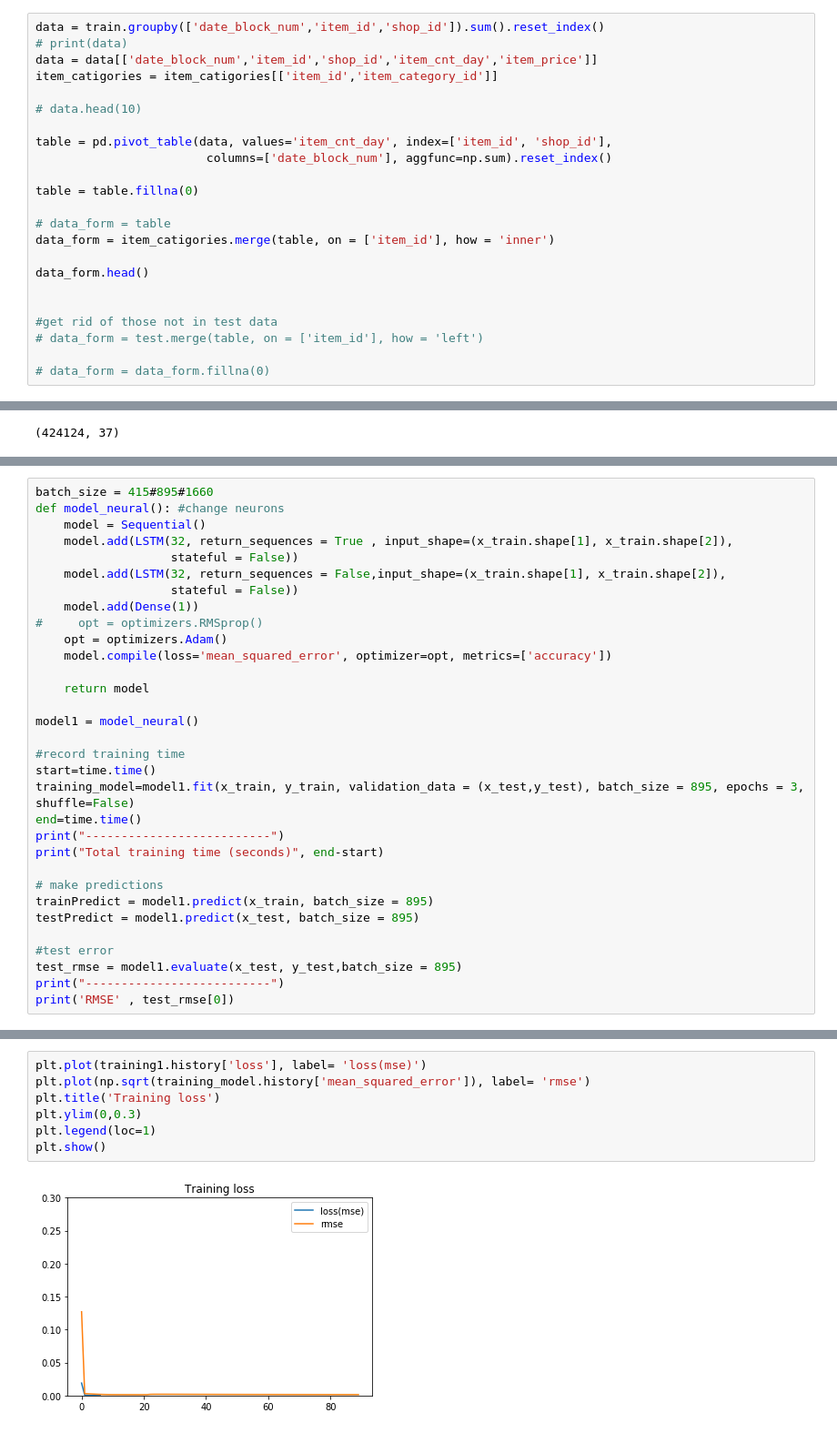
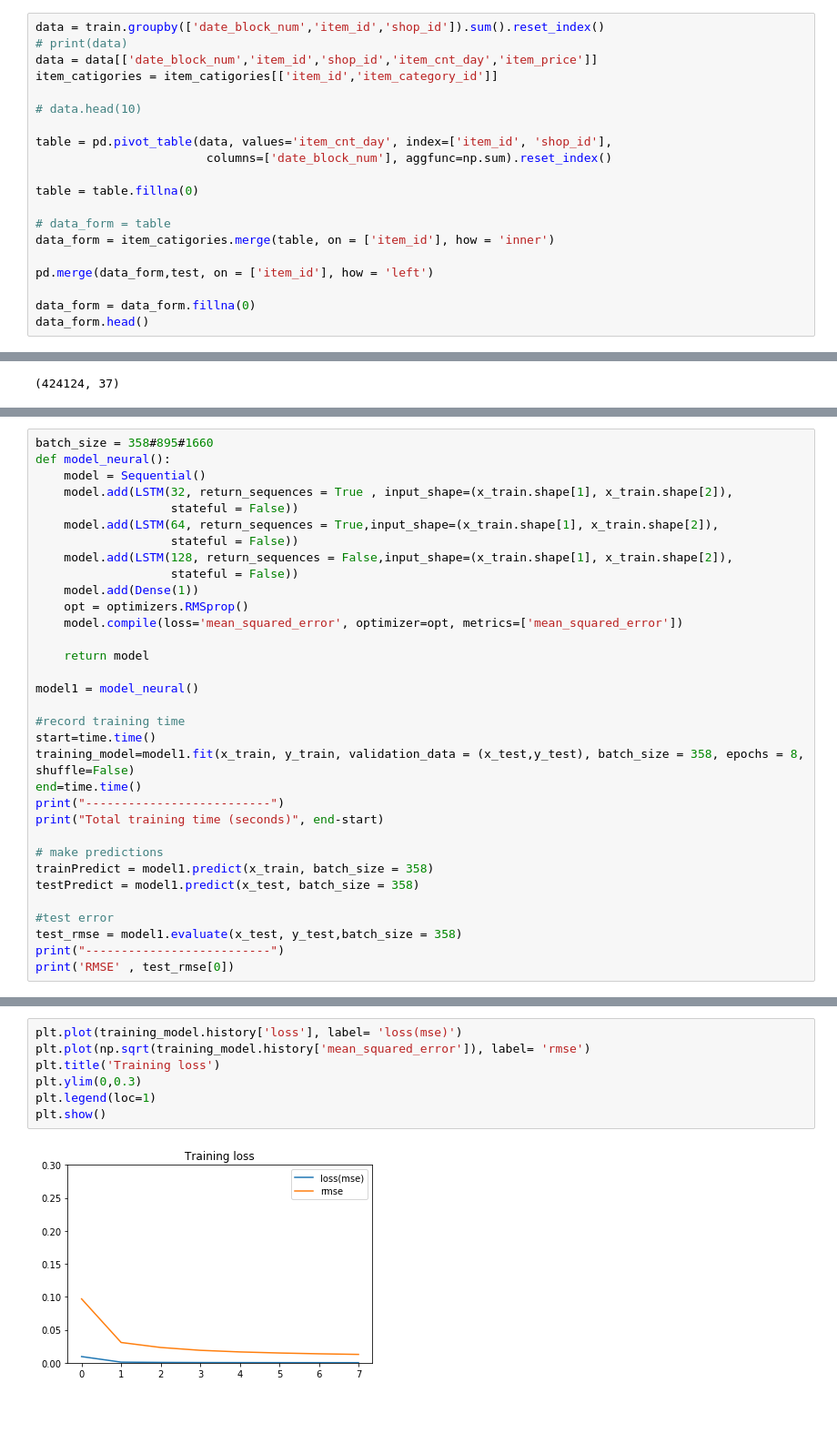
Before and after one commit to bmp0924/Predict-Future-Sales, a Jupyter notebook: Neural Model.ipynb, the cells around one changed output, grey strips where cells are left out. Shown at 91% size. Cells and saved outputs as stored; diff of their text form.

Commit message:
model analysis

```diff
--- a/Neural Model.ipynb
+++ b/Neural Model.ipynb
@@ -98,13 +99,10 @@ table = table.fillna(0)
 # data_form = table
 data_form = item_catigories.merge(table, on = ['item_id'], how = 'inner')
 
+pd.merge(data_form,test, on = ['item_id'], how = 'left')
+
+data_form = data_form.fillna(0)
 data_form.head()
-
-
-#get rid of those not in test data
-# data_form = test.merge(table, on = ['item_id'], how = 'left')
-
-# data_form = data_form.fillna(0)
 # %% [output]
 |  | item_id | item_category_id | shop_id | 0 | 1 | 2 | 3 | 4 | 5 | 6 | ... |
 | 0 | 0 | 40 | 54 | 0.0 | 0.0 | 0.0 | 0.0 | 0.0 | 0.0 | 0.0 | ... |
@@ -217,17 +219,18 @@ print(x_test.shape)
 (296886, 1, 36)
 (127238, 1, 36)
 # %%
-batch_size = 415#895#1660
-def model_neural(): #change neurons
+batch_size = 358#895#1660
+def model_neural():
     model = Sequential()
     model.add(LSTM(32, return_sequences = True , input_shape=(x_train.shape[1], x_train.shape[2]),
                    stateful = False))
-    model.add(LSTM(32, return_sequences = False,input_shape=(x_train.shape[1], x_train.shape[2]),
+    model.add(LSTM(64, return_sequences = True,input_shape=(x_train.shape[1], x_train.shape[2]),
+                   stateful = False))
+    model.add(LSTM(128, return_sequences = False,input_shape=(x_train.shape[1], x_train.shape[2]),
                    stateful = False))
     model.add(Dense(1))
-#     opt = optimizers.RMSprop()
-    opt = optimizers.Adam()
-    model.compile(loss='mean_squared_error', optimizer=opt, metrics=['accuracy'])
+    opt = optimizers.RMSprop()
+    model.compile(loss='mean_squared_error', optimizer=opt, metrics=['mean_squared_error'])
 
     return model
 
@@ -235,17 +238,17 @@ model1 = model_neural()
 
 #record training time
 start=time.time()
-training_model=model1.fit(x_train, y_train, validation_data = (x_test,y_test), batch_size = 895, epochs = 3, shuffle=False)
+training_model=model1.fit(x_train, y_train, validation_data = (x_test,y_test), batch_size = 358, epochs = 8, shuffle=False)
 end=time.time()
 print("--------------------------")
 print("Total training time (seconds)", end-start)
 
 # make predictions
-trainPredict = model1.predict(x_train, batch_size = 895)
-testPredict = model1.predict(x_test, batch_size = 895)
+trainPredict = model1.predict(x_train, batch_size = 358)
+testPredict = model1.predict(x_test, batch_size = 358)
 
 #test error
-test_rmse = model1.evaluate(x_test, y_test,batch_size = 895)
+test_rmse = model1.evaluate(x_test, y_test,batch_size = 358)
 print("--------------------------")
 print('RMSE' , test_rmse[0])
 # %% [output]
@@ -264,9 +272,9 @@ RMSE 1.528769108849251e-05
 # %%
-plt.plot(training1.history['loss'], label= 'loss(mse)')
+plt.plot(training_model.history['loss'], label= 'loss(mse)')
 plt.plot(np.sqrt(training_model.history['mean_squared_error']), label= 'rmse')
 plt.title('Training loss')
 plt.ylim(0,0.3)
 plt.legend(loc=1)
 plt.show()
 # %% [output]
-[figure, old version]
+[figure, new version]
```
Also changed, not shown: parts of 7 cells of this notebook.
